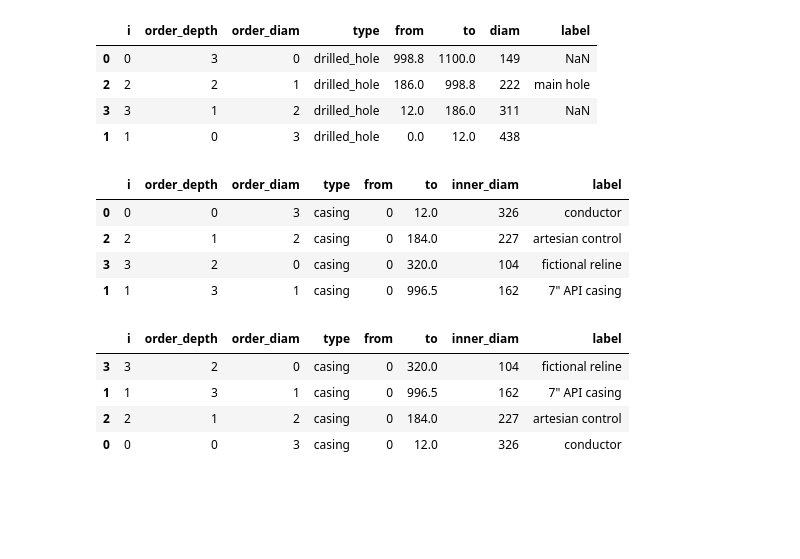
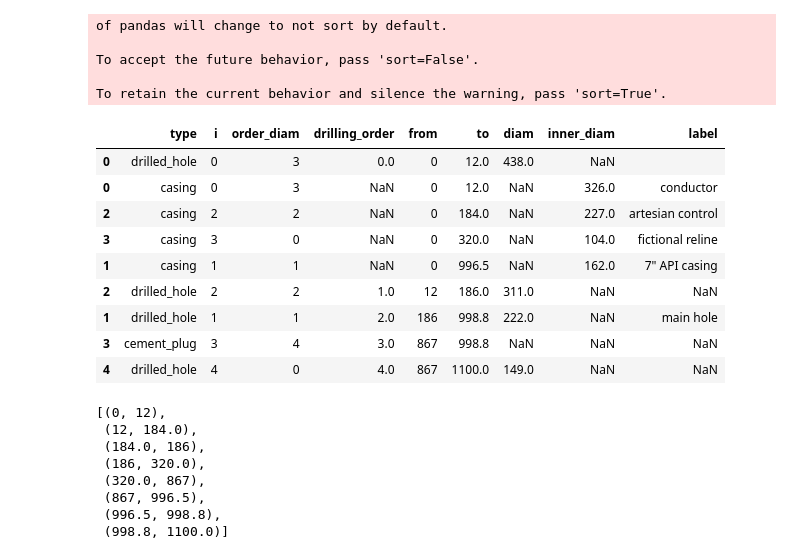
Before and after one commit to kinverarity1/well-schematics, a Jupyter notebook: notebooks/dev simple model.ipynb, the cells around one changed output. Saved outputs shown, nothing was run; the diff lists cells and outputs as text; code cells hidden in the pictures; blank space fills up the shorter version.

```diff
--- a/notebooks/dev simple model.ipynb
+++ b/notebooks/dev simple model.ipynb
@@ -49,24 +47,0 @@ pd.DataFrame(sort_items(items)["drilled_hole"]).sort_values('order_depth')
-# %%
-pd.DataFrame(sort_items(items)["drilled_hole"]).sort_values('order_diam')
-# %% [output]
-|  | i | order_depth | order_diam | type | from | to | diam | label |
-| 0 | 0 | 3 | 0 | drilled_hole | 998.8 | 1100.0 | 149 | NaN |
-| 2 | 2 | 2 | 1 | drilled_hole | 186.0 | 998.8 | 222 | main hole |
-| 3 | 3 | 1 | 2 | drilled_hole | 12.0 | 186.0 | 311 | NaN |
-| 1 | 1 | 0 | 3 | drilled_hole | 0.0 | 12.0 | 438 |  |
-# %%
-pd.DataFrame(sort_items(items)["casing"]).sort_values('order_depth')
-# %% [output]
-|  | i | order_depth | order_diam | type | from | to | inner_diam | label |
-| 0 | 0 | 0 | 3 | casing | 0 | 12.0 | 326 | conductor |
-| 2 | 2 | 1 | 2 | casing | 0 | 184.0 | 227 | artesian control |
-| 3 | 3 | 2 | 0 | casing | 0 | 320.0 | 104 | fictional reline |
-| 1 | 1 | 3 | 1 | casing | 0 | 996.5 | 162 | 7" API casing |
-# %%
-pd.DataFrame(sort_items(items)["casing"]).sort_values('order_diam')
-# %% [output]
-|  | i | order_depth | order_diam | type | from | to | inner_diam | label |
-| 3 | 3 | 2 | 0 | casing | 0 | 320.0 | 104 | fictional reline |
-| 1 | 1 | 3 | 1 | casing | 0 | 996.5 | 162 | 7" API casing |
-| 2 | 2 | 1 | 2 | casing | 0 | 184.0 | 227 | artesian control |
-| 0 | 0 | 0 | 3 | casing | 0 | 12.0 | 326 | conductor |
@@ -72,0 +92,20 @@ pd.DataFrame(sort_items(items)["casing"]).sort_values('order_diam')
+# %%
+sorted_items = parse_items(items)
+df = parsed_items_to_dataframe(sorted_items)
+df.sort_values(['from', 'to'])
+# %% [output]
+of pandas will change to not sort by default.
+
+To accept the future behavior, pass 'sort=False'.
+
+To retain the current behavior and silence the warning, pass 'sort=True'.
+|  | type | i | order_diam | drilling_order | from | to | diam | inner_diam | label |
+| 0 | drilled_hole | 0 | 3 | 0.0 | 0 | 12.0 | 438.0 | NaN |  |
+| 0 | casing | 0 | 3 | NaN | 0 | 12.0 | NaN | 326.0 | conductor |
+| 2 | casing | 2 | 2 | NaN | 0 | 184.0 | NaN | 227.0 | artesian control |
+| 3 | casing | 3 | 0 | NaN | 0 | 320.0 | NaN | 104.0 | fictional reline |
+| 1 | casing | 1 | 1 | NaN | 0 | 996.5 | NaN | 162.0 | 7" API casing |
+| 2 | drilled_hole | 2 | 2 | 1.0 | 12 | 186.0 | 311.0 | NaN | NaN |
+| 1 | drilled_hole | 1 | 1 | 2.0 | 186 | 998.8 | 222.0 | NaN | main hole |
+| 3 | cement_plug | 3 | 4 | 3.0 | 867 | 998.8 | NaN | NaN | NaN |
+| 4 | drilled_hole | 4 | 0 | 4.0 | 867 | 1100.0 | 149.0 | NaN | NaN |
@@ -72,0 +116,11 @@ pd.DataFrame(sort_items(items)["casing"]).sort_values('order_diam')
+# %%
+get_intervals(df)
+# %% [output]
+[(0, 12),
+ (12, 184.0),
+ (184.0, 186),
+ (186, 320.0),
+ (320.0, 867),
+ (867, 996.5),
+ (996.5, 998.8),
+ (998.8, 1100.0)]
```
Also changed, not shown: parts of 10 cells of this notebook.
